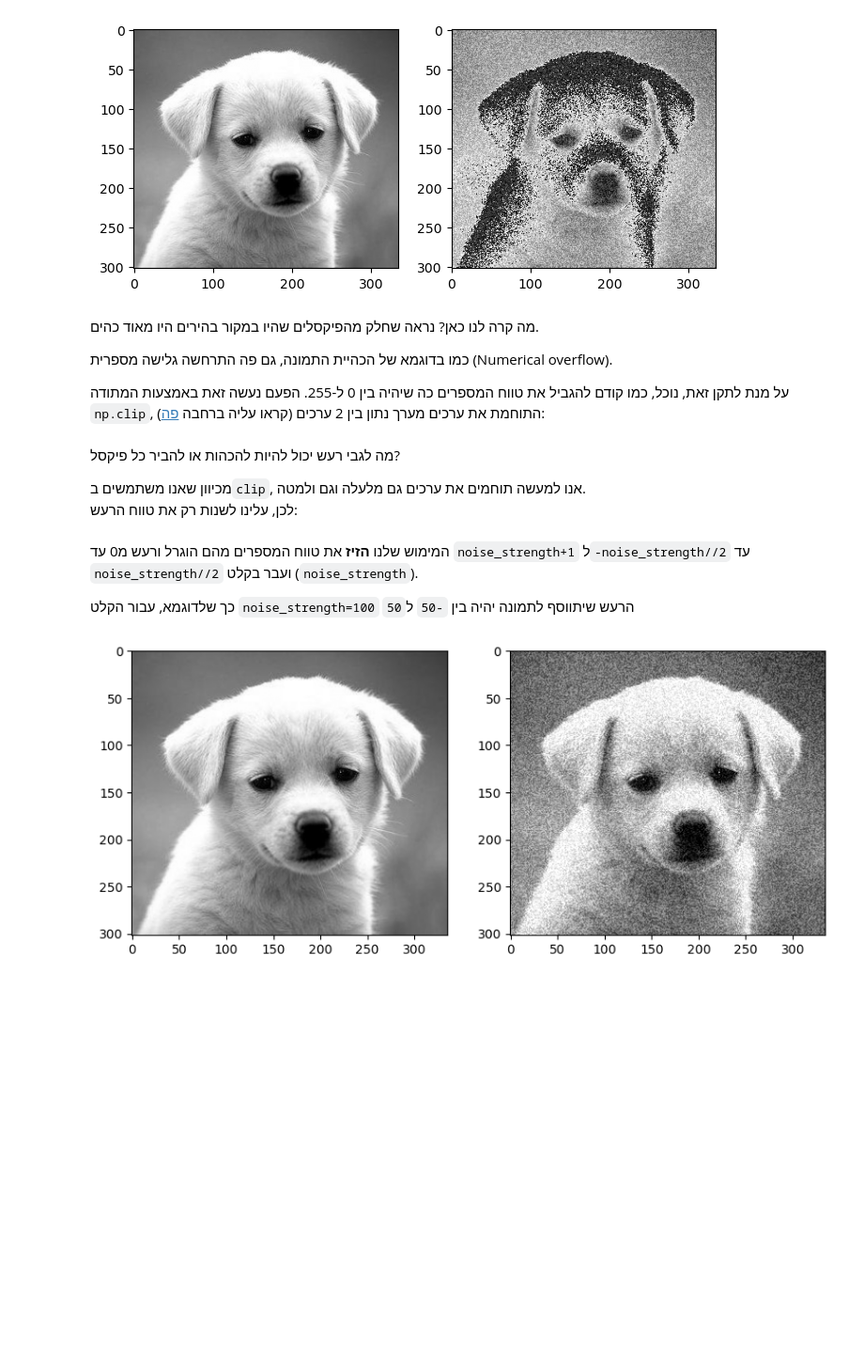
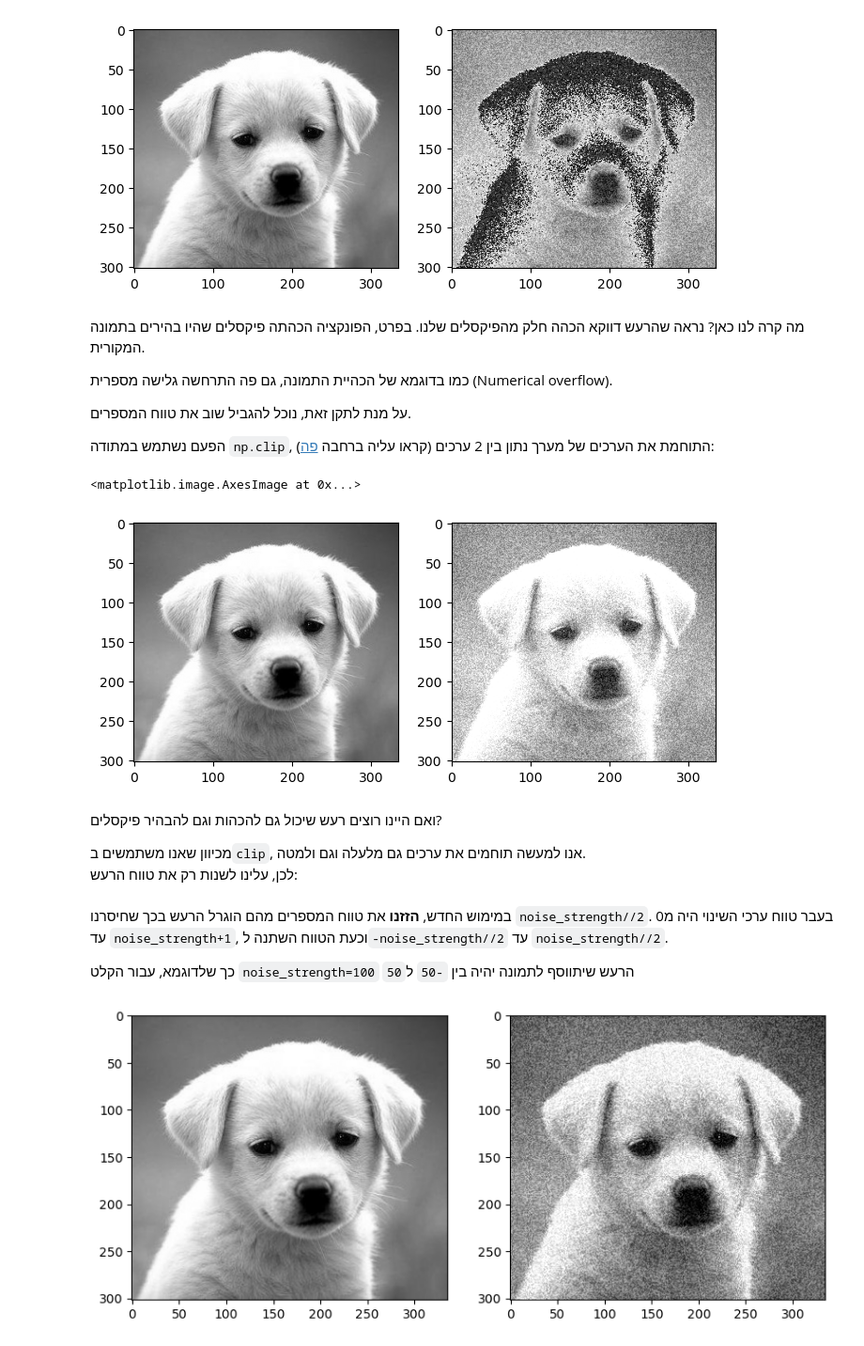
Before and after one commit to hag007/virtual-pyprog, a Jupyter notebook: 18_3_image-processing.ipynb, the cells around one changed output. Shown at 94% size. Drawn from its saved outputs; the diff is of its cells as text; code cells hidden in the pictures; blank space fills up the shorter version.

Commit message:
numpy

```diff
--- a/18_3_image-processing.ipynb
+++ b/18_3_image-processing.ipynb
@@ -315,19 +356,33 @@ plt.imshow(bright_noisy_image,vmin=0, vmax=255, cmap=plt.cm.gray)
 <matplotlib.image.AxesImage at 0x...>
 [figure]
 # %% [markdown]
-מה קרה לנו כאן? נראה שחלק מהפיקסלים שהיו במקור בהירים היו מאוד כהים.
+מה קרה לנו כאן? נראה שהרעש דווקא הכהה חלק מהפיקסלים שלנו. בפרט, הפונקציה הכהתה פיקסלים שהיו בהירים בתמונה המקורית.
 
 כמו בדוגמא של הכהיית התמונה, גם פה התרחשה גלישה מספרית (Numerical overflow).
 
-על מנת לתקן זאת, נוכל, כמו קודם להגביל את טווח המספרים כה שיהיה בין 0 ל-255. הפעם נעשה זאת באמצעות המתודה `np.clip`, התוחמת את ערכים מערך נתון בין 2 ערכים (קראו עליה ברחבה [פה](https://numpy.org/doc/stable/reference/generated/numpy.clip.html)):
+על מנת לתקן זאת, נוכל להגביל שוב את טווח המספרים.
+
+הפעם נשתמש במתודה `np.clip`, התוחמת את הערכים של מערך נתון בין 2 ערכים (קראו עליה ברחבה [פה](https://numpy.org/doc/stable/reference/generated/numpy.clip.html)):
 # %%
 def bright_noise_im_no_overflow(im,noise_strength=100):
     noise_im = im.copy()
     noise = np.random.randint(0, noise_strength + 1, size=im.shape, dtype=np.uint8)
     noisy_image = np.clip(np.int_(im) + np.int_(noise), 0, 255) # This is the modified line, where we clip the values to range between 0 to 255
     return noisy_image
+# %%
+im_dog = imageio.v3.imread('files/dog.png')
+bright_noisy_image = bright_noise_im_no_overflow(im_dog,100)
+# %%
+plt.figure(figsize=(8, 6))
+plt.subplot(1, 2, 1)
+plt.imshow(im_dog, vmin=0, vmax=255, cmap=plt.cm.gray)
+plt.subplot(1, 2, 2)
+plt.imshow(bright_noisy_image,vmin=0, vmax=255, cmap=plt.cm.gray)
+# %% [output]
+<matplotlib.image.AxesImage at 0x...>
+[figure, added]
 # %% [markdown]
-מה לגבי רעש יכול להיות להכהות או להביר כל פיקסל?
+ואם היינו רוצים רעש שיכול גם להכהות וגם להבהיר פיקסלים?
 
 מכיוון שאנו משתמשים ב`clip`, אנו למעשה תוחמים את ערכים גם מלעלה וגם ולמטה.
 לכן, עלינו לשנות רק את טווח הרעש:
@@ -339,6 +394,6 @@ def noise_im(im,noise_strength=100):
     return noisy_image
 # %% [markdown]
-המימוש שלנו **הזיז** את טווח המספרים מהם הוגרל ורעש מ0 עד `noise_strength+1` ל`-noise_strength//2` עד `noise_strength//2` ועבר בקלט (`noise_strength`).
+במימוש החדש, **הזזנו** את טווח המספרים מהם הוגרל הרעש בכך שחיסרנו `noise_strength//2`. בעבר טווח ערכי השינוי היה מ0 עד `noise_strength+1`, וכעת הטווח השתנה ל`-noise_strength//2` עד `noise_strength//2`.
 
 כך שלדוגמא, עבור הקלט `noise_strength=100`  הרעש שיתווסף לתמונה יהיה בין `-50` ל`50`
 # %%
```
Also changed, not shown: parts of 41 cells of this notebook.
